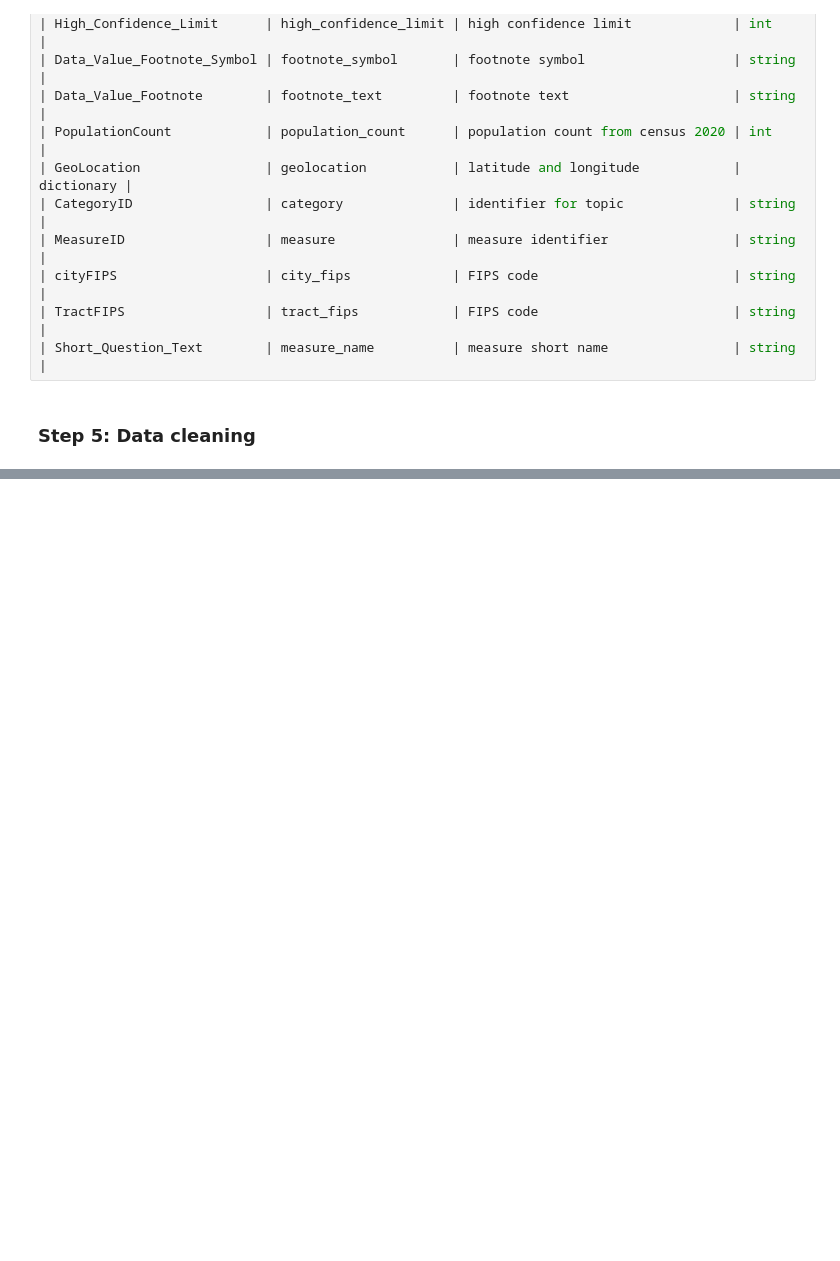
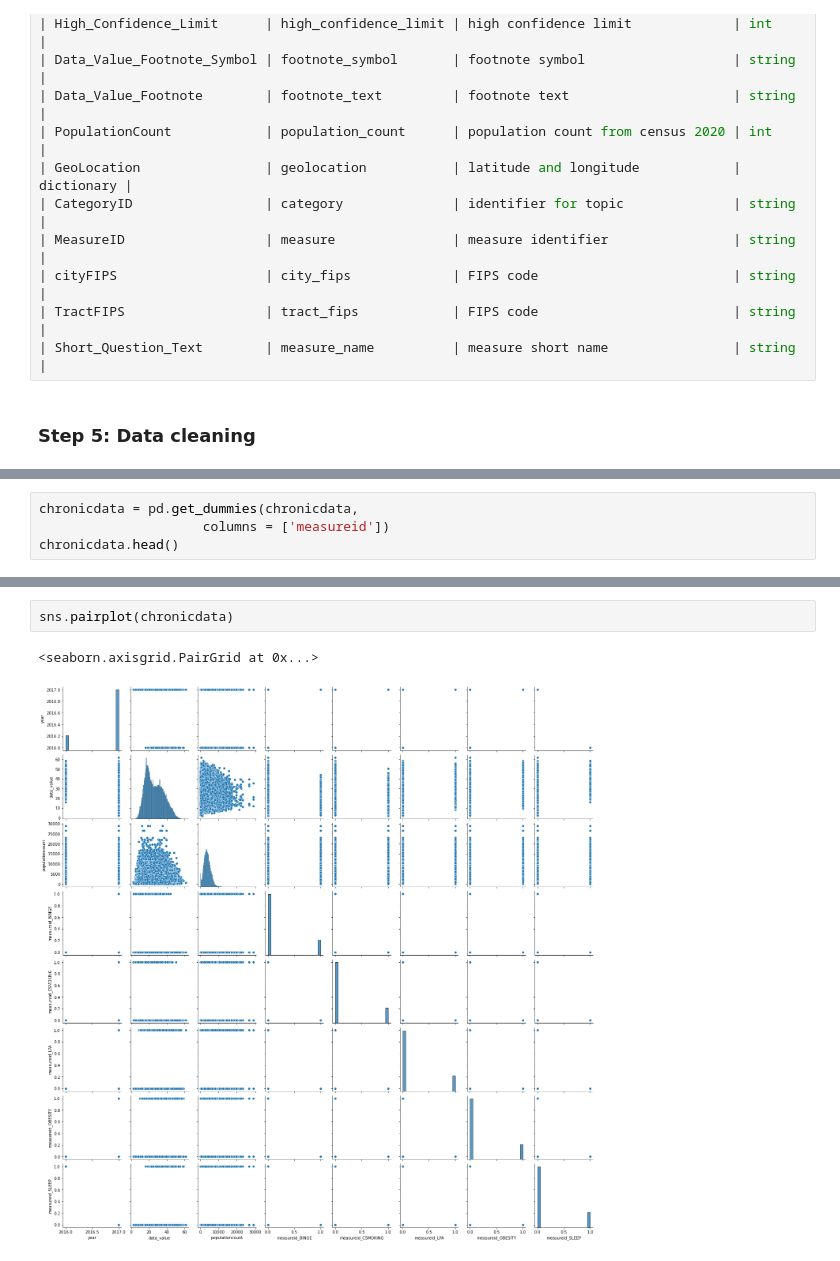
Before and after one commit to Sukanya012/predict-health-index, a Jupyter notebook: notebooks/sukanya/Project_Sukanya.ipynb, the cells around one changed output, grey strips where cells are left out. Saved outputs shown, nothing was run; the diff lists cells and outputs as text; blank space fills up the shorter version.

```diff
--- a/notebooks/sukanya/Project_Sukanya.ipynb
+++ b/notebooks/sukanya/Project_Sukanya.ipynb
@@ -85,0 +177,4 @@ memory usage: 148.3+ MB
+# %%
+chronicdata = pd.get_dummies(chronicdata,
+                     columns = ['measureid'])
+chronicdata.head()
@@ -85,0 +188,5 @@ memory usage: 148.3+ MB
+# %%
+sns.pairplot(chronicdata)
+# %% [output]
+<seaborn.axisgrid.PairGrid at 0x...>
+[figure, added]
```
Also changed, not shown: parts of 13 cells of this notebook.
